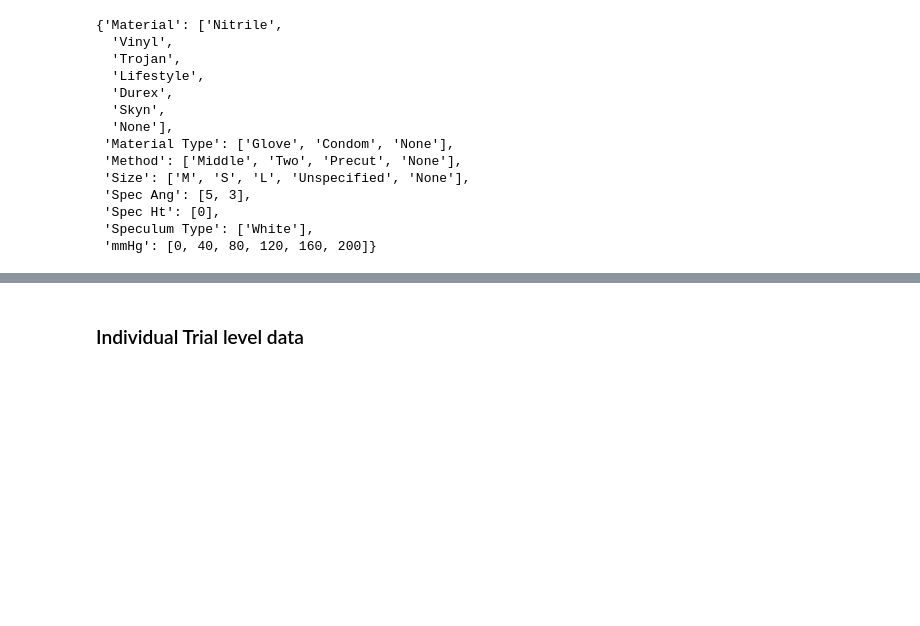
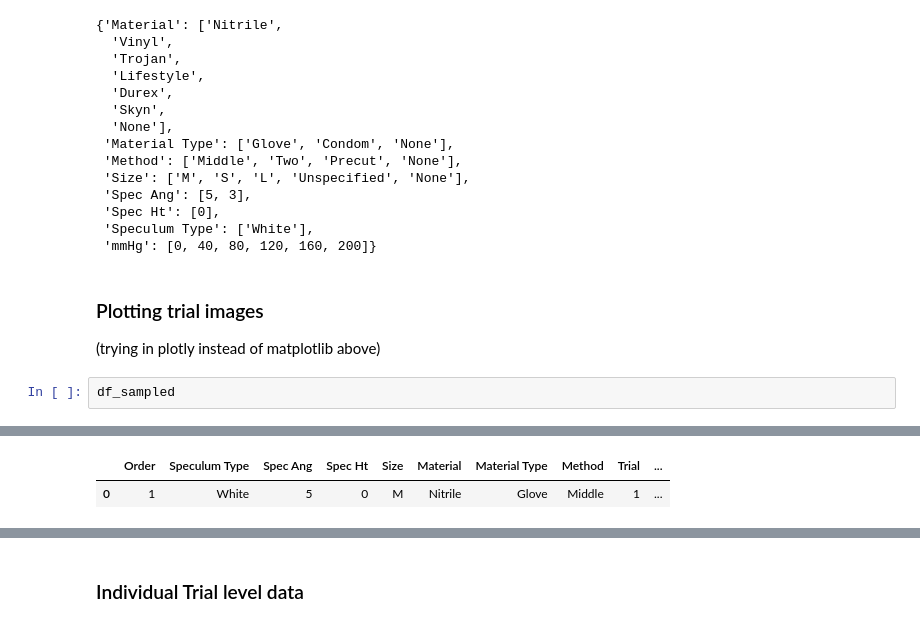
Before and after one commit to ryerrabelli/SpeculumAnalysis, a Jupyter notebook: src/notebooks/Labelbox_analysis.ipynb, the cells around one changed output, grey strips where cells are left out. Saved outputs shown, nothing was run; the diff lists cells and outputs as text; blank space fills up the shorter version.

Commit message:
Experimenting with the actual photo image labeling

```diff
--- a/src/notebooks/Labelbox_analysis.ipynb
+++ b/src/notebooks/Labelbox_analysis.ipynb
@@ -597,3 +635,9 @@ display(col_options)
  'Spec Ht': [0],
  'Speculum Type': ['White'],
  'mmHg': [0, 40, 80, 120, 160, 200]}
+# %% [markdown]
+### Plotting trial images
+(trying in plotly instead of matplotlib above)
+# %%
+df_sampled
+# %% [output]
@@ -599,0 +645,2 @@ display(col_options)
+|  | Order | Speculum Type | Spec Ang | Spec Ht | Size | Material | Material Type | Method | Trial | ... |
+| 0 | 1 | White | 5 | 0 | M | Nitrile | Glove | Middle | 1 | ... |
```
Also changed, not shown: parts of 11 cells of this notebook, 20 other files.
